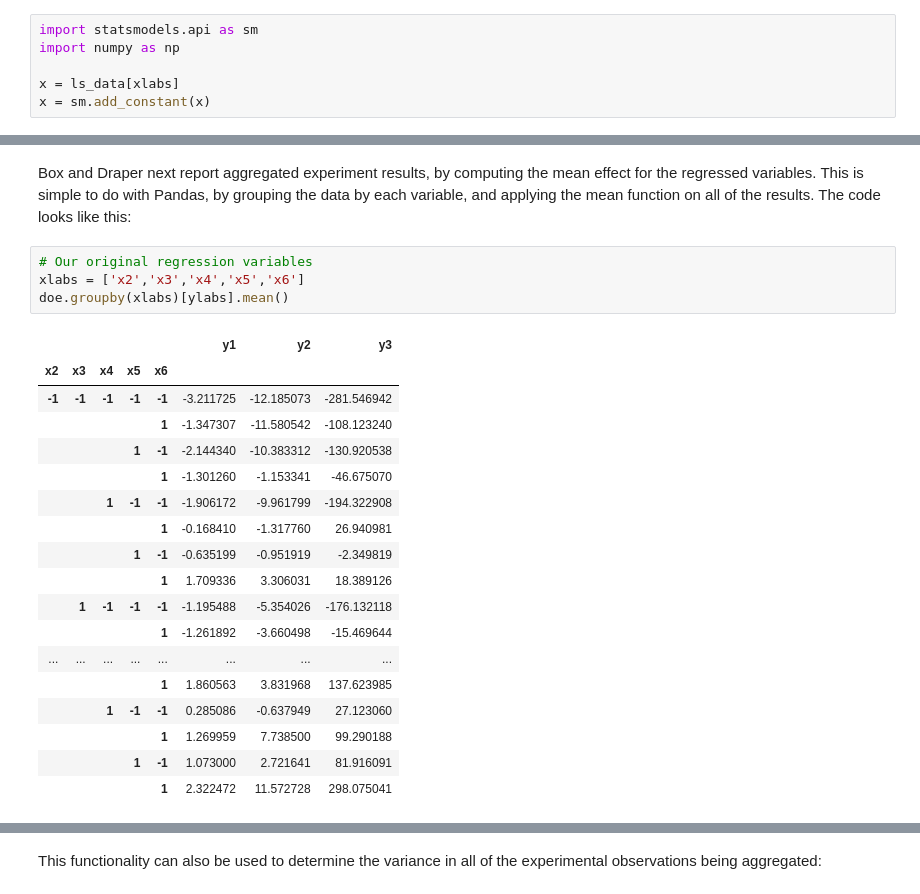
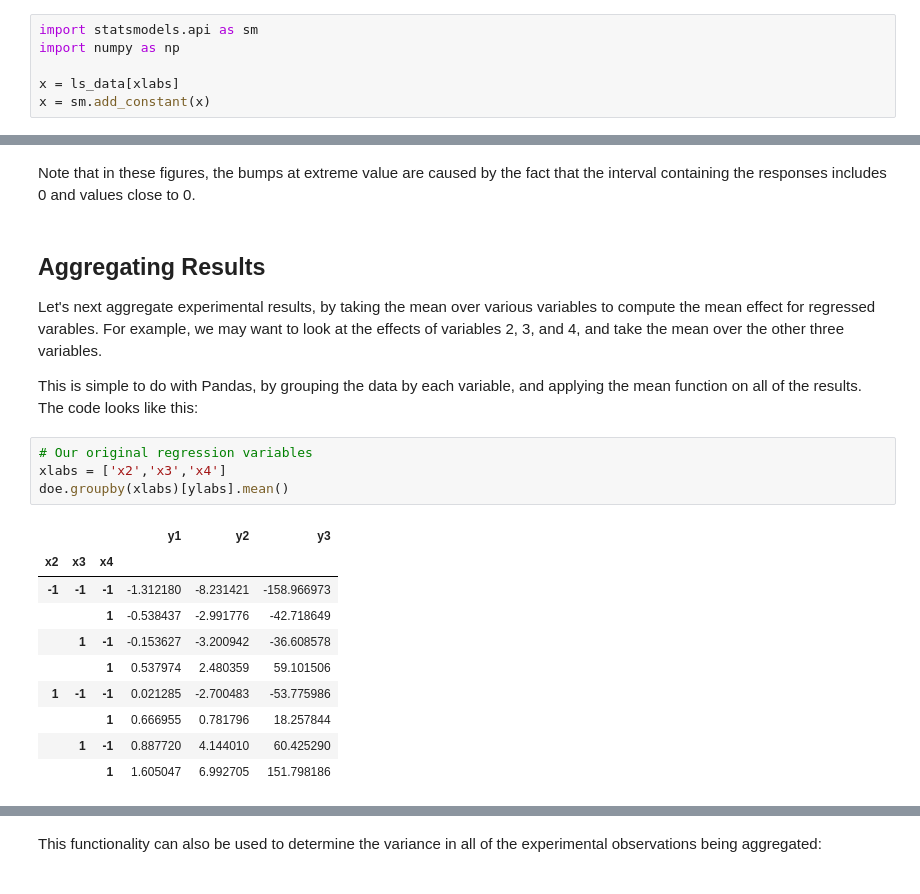
Before and after one commit to charlesreid1/empirical-model-building, a Jupyter notebook: ipython/Factorial - Two-Level Six-Factor Design.ipynb, the cells around one changed output, grey strips where cells are left out. Cells and saved outputs as stored; diff of their text form.

```diff
--- a/ipython/Factorial - Two-Level Six-Factor Design.ipynb
+++ b/ipython/Factorial - Two-Level Six-Factor Design.ipynb
@@ -404,26 +508,25 @@ ax3.set_title('Normalized Residual Error, y3')
+# %% [markdown]
+Note that in these figures, the bumps at extreme value are caused by the fact that the interval containing the responses includes 0 and values close to 0.
 # %% [markdown]
-Box and Draper next report aggregated experiment results, by computing the mean effect for the regressed variables. This is simple to do with Pandas, by grouping the data by each variable, and applying the mean function on all of the results. The code looks like this:
+<a name="aggregating"></a>
+## Aggregating Results
+
+Let's next aggregate experimental results, by taking the mean over various variables to compute the mean effect for regressed varables. For example, we may want to look at the effects of variables 2, 3, and 4, and take the mean over the other three variables.
+
+This is simple to do with Pandas, by grouping the data by each variable, and applying the mean function on all of the results. The code looks like this:
 # %%
 # Our original regression variables
-xlabs = ['x2','x3','x4','x5','x6']
+xlabs = ['x2','x3','x4']
 doe.groupby(xlabs)[ylabs].mean()
 # %% [output]
-|  |  |  |  |  | y1 | y2 | y3 |
-| x2 | x3 | x4 | x5 | x6 |  |  |  |
-| -1 | -1 | -1 | -1 | -1 | -3.211725 | -12.185073 | -281.546942 |
-|  |  |  |  | 1 | -1.347307 | -11.580542 | -108.123240 |
-|  |  |  | 1 | -1 | -2.144340 | -10.383312 | -130.920538 |
-|  |  |  |  | 1 | -1.301260 | -1.153341 | -46.675070 |
-|  |  | 1 | -1 | -1 | -1.906172 | -9.961799 | -194.322908 |
-|  |  |  |  | 1 | -0.168410 | -1.317760 | 26.940981 |
-|  |  |  | 1 | -1 | -0.635199 | -0.951919 | -2.349819 |
-|  |  |  |  | 1 | 1.709336 | 3.306031 | 18.389126 |
-|  | 1 | -1 | -1 | -1 | -1.195488 | -5.354026 | -176.132118 |
-|  |  |  |  | 1 | -1.261892 | -3.660498 | -15.469644 |
-| ... | ... | ... | ... | ... | ... | ... | ... |
-|  |  |  |  | 1 | 1.860563 | 3.831968 | 137.623985 |
-|  |  | 1 | -1 | -1 | 0.285086 | -0.637949 | 27.123060 |
-|  |  |  |  | 1 | 1.269959 | 7.738500 | 99.290188 |
-|  |  |  | 1 | -1 | 1.073000 | 2.721641 | 81.916091 |
-|  |  |  |  | 1 | 2.322472 | 11.572728 | 298.075041 |
+|  |  |  | y1 | y2 | y3 |
+| x2 | x3 | x4 |  |  |  |
+| -1 | -1 | -1 | -1.312180 | -8.231421 | -158.966973 |
+|  |  | 1 | -0.538437 | -2.991776 | -42.718649 |
+|  | 1 | -1 | -0.153627 | -3.200942 | -36.608578 |
+|  |  | 1 | 0.537974 | 2.480359 | 59.101506 |
+| 1 | -1 | -1 | 0.021285 | -2.700483 | -53.775986 |
+|  |  | 1 | 0.666955 | 0.781796 | 18.257844 |
+|  | 1 | -1 | 0.887720 | 4.144010 | 60.425290 |
+|  |  | 1 | 1.605047 | 6.992705 | 151.798186 |
 # %%
```
Also changed, not shown: parts of 50 cells of this notebook, 2 other files.
